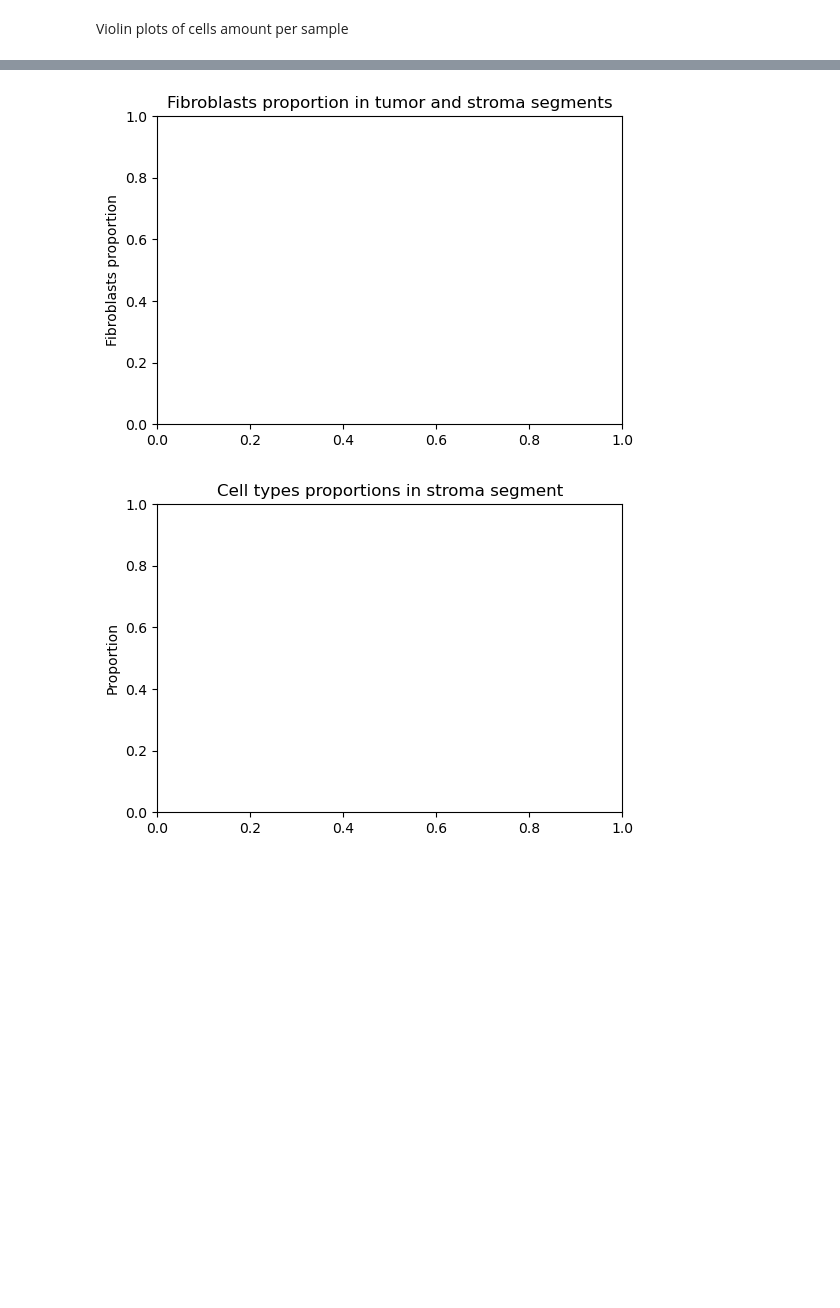
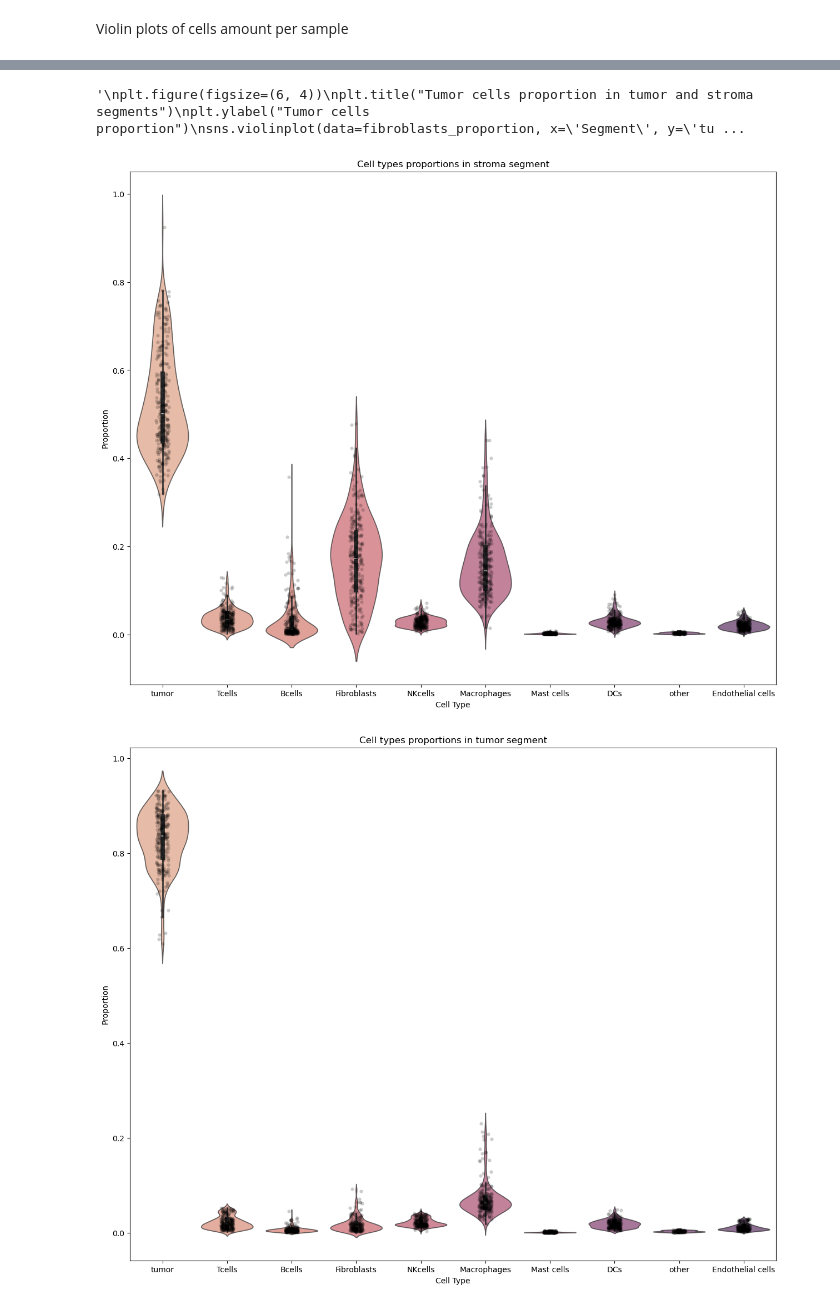
Before and after one commit to farkkilab/GeoFibroMax, a Jupyter notebook: batch_merged/merged_analysis.ipynb, the cells around one changed output, grey strips where cells are left out. Cells and saved outputs as stored; diff of their text form; code cells hidden in the pictures; blank space fills up the shorter version.

Commit message:
Violin plots cell types

```diff
--- a/batch_merged/merged_analysis.ipynb
+++ b/batch_merged/merged_analysis.ipynb
@@ -244,20 +244,25 @@ plt.show()
 # %% [markdown]
 Violin plots of cells amount per sample
 # %%
-plt.figure(figsize=(6, 4))
-plt.title("Fibroblasts proportion in tumor and stroma segments")
-plt.ylabel("Fibroblasts proportion")
+
 cell_types = ["tumor",'Tcells', 'Bcells', 'Fibroblasts', 'NKcells',
               'Macrophages', 'Mast cells', 'DCs', 'other', 'Endothelial cells']
+stromal_data_melted = stromal_data[cell_types].melt(var_name="Cell Type", value_name="Proportion")
 
-stromal_data_melted = stromal_data.melt(var_name="Cell Type", value_name="Proportion")
+tumor_data_melted =tumor_data[cell_types].melt(var_name="Cell Type", value_name="Proportion")
 
 
-plt.figure(figsize=(6, 4))
+plt.figure(figsize=(15, 12))
 plt.title("Cell types proportions in stroma segment")
 plt.ylabel("Proportion")
 sns.violinplot(data=stromal_data_melted, x="Cell Type", y="Proportion", palette="flare", alpha=0.7)
-sns.stripplot(data=stromal_data_melted, x="Cell Type", y="Proportion", color='black', alpha=0.3, jitter=True, size=5)
+sns.stripplot(data=stromal_data_melted, x="Cell Type", y="Proportion", color='black', alpha=0.2, jitter=True, size=4.5)
+
+plt.figure(figsize=(15, 12))
+plt.title("Cell types proportions in tumor segment")
+plt.ylabel("Proportion")
+sns.violinplot(data=tumor_data_melted, x="Cell Type", y="Proportion", palette="flare", alpha=0.7)
+sns.stripplot(data=tumor_data_melted, x="Cell Type", y="Proportion", color='black', alpha=0.2, jitter=True, size=4.5)
 #sns.stripplot(data=fibroblasts_proportion, x='Segment', y='Fibroblasts', color='black', alpha=0.6, jitter=False, size=4)
 """
 plt.figure(figsize=(6, 4))
@@ -271,2 +282,3 @@ TypeError: 'value' must be an instance of str or bytes, not a float
+'\nplt.figure(figsize=(6, 4))\nplt.title("Tumor cells proportion in tumor and stroma segments")\nplt.ylabel("Tumor cells proportion")\nsns.violinplot(data=fibroblasts_proportion, x=\'Segment\', y=\'tu ...
-[figure, old version]
+[figure, new version]
-[figure, old version]
+[figure, new version]
```
Also changed, not shown: parts of 4 cells of this notebook.
